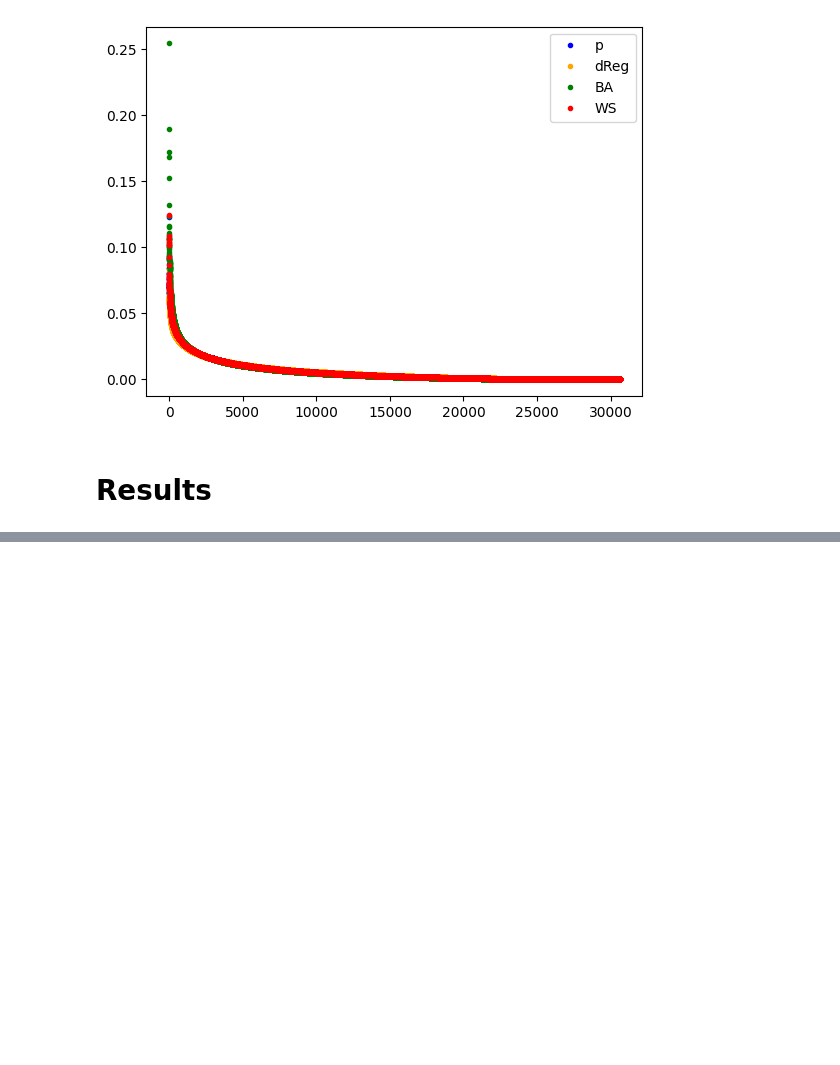
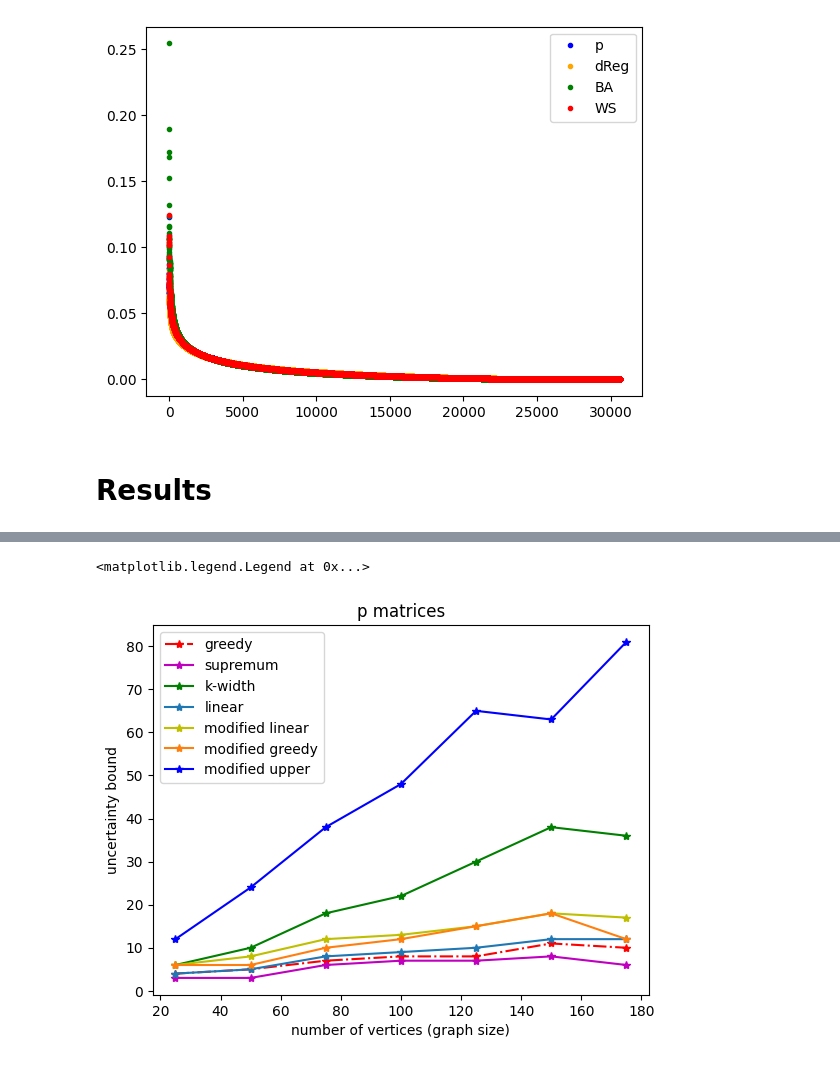
Before and after one commit to Joost-L/Uncertainty_Principle_on_Graphs, a Jupyter notebook: Delocalisation-numerical-experiments.ipynb, the cells around one changed output, grey strips where cells are left out. Saved outputs shown, nothing was run; the diff lists cells and outputs as text; code cells hidden in the pictures; blank space fills up the shorter version.

```diff
--- a/Delocalisation-numerical-experiments.ipynb
+++ b/Delocalisation-numerical-experiments.ipynb
@@ -570,0 +655,11 @@ plt.legend(["p","dReg", "BA", "WS"])
+# %%
+#Modified Linear
+m = matrixSizes.size
+mod_linear = []
+for i in range(m):
+    n = matrixSizes[i]
+    print("size:", n)
+    sol, x, y = linear_mod(VV[i],n)
+    linear.append(sol)
+
+print("mod_linear = ", mod_linear)
@@ -570,0 +684,19 @@ plt.legend(["p","dReg", "BA", "WS"])
+# %%
+mod_linear = [6, 8, 12, 13, 15, 18, 17]
+# %%
+#Modified greedy
+m = matrixSizes.size
+no_gaps = []
+upper_mod = []
+
+for i in range(m):
+    n = matrixSizes[i]
+    print("size:", n)
+    sol, K = no_gaps_mod(VV[i],n)
+    no_gaps.append(sol)
+    print("sol = ", sol)
+    print("K = ",K)
+    upper_mod.append(FindRestrictedOptimum(VV[i],n,K))
+
+print("no_gaps = ", no_gaps)
+print("upper_mod = ", upper_mod)
@@ -570,0 +721,17 @@ plt.legend(["p","dReg", "BA", "WS"])
+# %%
+ran = matrixSizes
+plt.title('p matrices')
+plt.plot(ran, greedy,       'r*-.', label = 'greedy')
+plt.plot(ran, sup,          'm*-',  label = 'supremum')
+plt.plot(ran, kwidth,       'g*-',  label = 'k-width')
+plt.plot(ran, linear,       '*-',  label = 'linear')
+plt.plot(ran, mod_linear,   'y*-',  label = 'modified linear')
+plt.plot(ran, no_gaps,  '*-',  label = 'modified greedy')
+plt.plot(ran, upper_mod,    'b*-',  label = 'modified upper')
+
+plt.xlabel("number of vertices (graph size)")
+plt.ylabel("uncertainty bound")
+plt.legend()
+# %% [output]
+<matplotlib.legend.Legend at 0x...>
+[figure, added]
```
Also changed, not shown: parts of 16 cells of this notebook.
